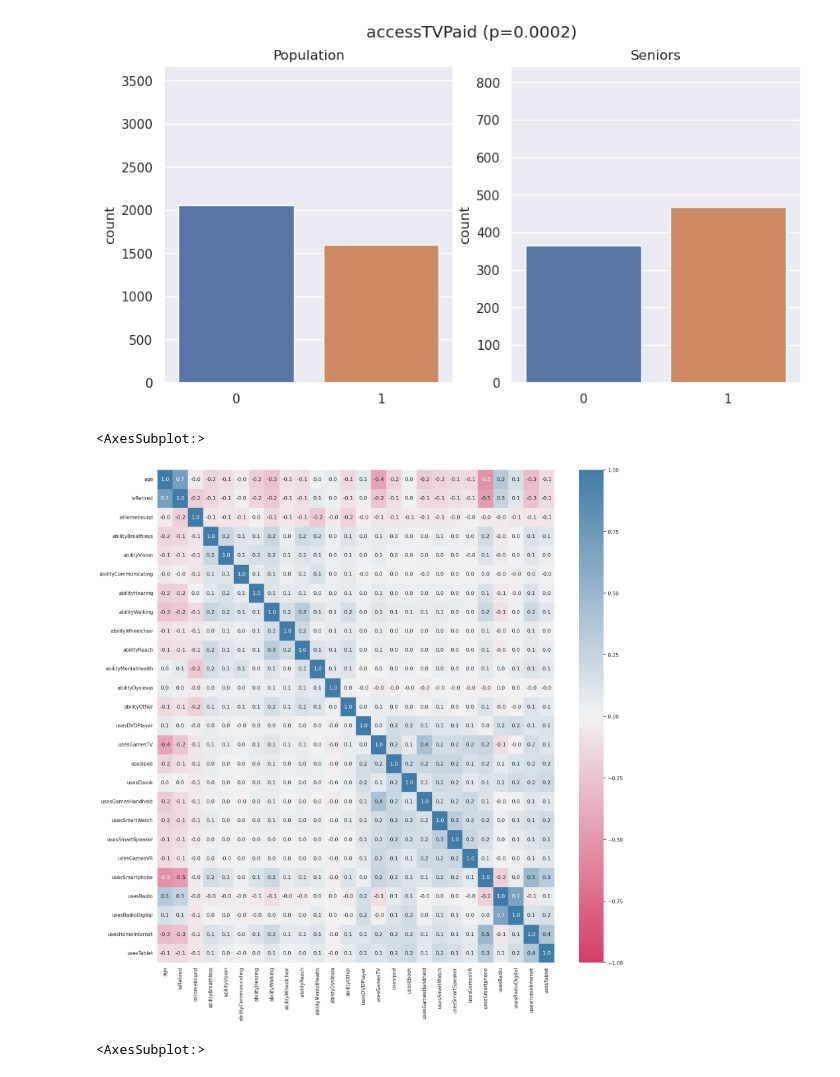
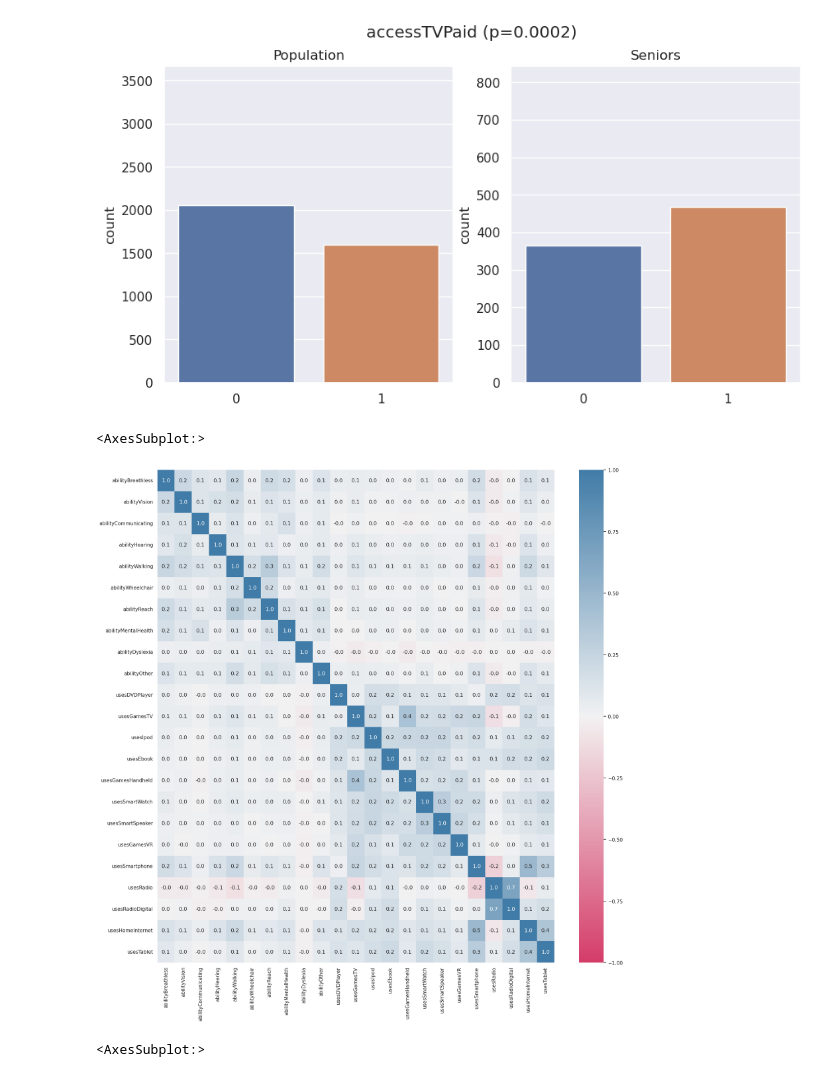
Before and after one commit to TheFirstQuestion/Technology-Tracker, a Jupyter notebook: main.ipynb, the cells around one changed output. Cells and saved outputs as stored; diff of their text form; code cells hidden in the pictures.

```diff
--- a/main.ipynb
+++ b/main.ipynb
@@ -42,7 +40,7 @@ df['nationalityBritish'] = np.where(df['QZ10'] == "British", 1, 0)
 df['nationalityIrish'] = np.where(df['QZ10'] == "Irish", 1, 0)
 df['nationalityOther'] = np.where(df['QZ10'] == "Other", 1, 0)
 nationalities = ["nationalityEnglish", "nationalityScottish", "nationalityWelsh", "nationalityNorthIrish", "nationalityBritish", "nationalityIrish", "nationalityOther"]
-# TODO: compare model w/o race and model w/ race
+
 df['raceWhite'] = np.where(df['QZ2XG'] == "TOTAL WHITE", 1, 0)
 df['raceMixedWhiteBlackCaribbean'] = np.where(df['QZ2XH'] != "Not", 0, 1)
 df['raceMixedWhiteBlackAfrican'] = np.where(df['QZ2XI'] != "Not", 0, 1)
@@ -137,6 +135,13 @@ df['usesTablet'] = np.where(df['QE36'] == "Yes", 1, 0)
 usageOutputColumns = ["usesDVDPlayer", "usesGamesTV", "usesIpod", "usesEbook", "usesGamesHandheld", "usesSmartWatch", "usesSmartSpeaker", "usesGamesVR",  "usesSmartphone", "usesRadio", "usesRadioDigital", "usesHomeInternet", "usesTablet"]
 # "usesMobile",
 
+# Dummy variable: sum of people in house + kids in house (higher = more younger people)
+householdCount = []
+for i, row in df.iterrows():
+  householdCount.append(row["householdSize"] + row["numChildrenInHousehold"])
+df["householdComposition"] = householdCount
+
+
 # Convert to proper data types
 df["age"] = pd.to_numeric(df["age"])
 df["numChildrenInHousehold"] = pd.to_numeric(df["numChildrenInHousehold"])
@@ -240,20 +245,20 @@ for col in accessOutputColumns:
 indCols = ["age", "isRetired", "isHomebound", "numChildrenInHousehold", "householdSize", "isFemale", "isRural", "income", "class", *nationalities, *abilities, *races]
 X = df.loc[:, indCols]
 # %%
-# Correlation Matrix (ability)
-rnCols = ["age", "isRetired", "isHomebound", *abilities]
+# Correlation Matrix (seniors x ability) -- Figure 1
+rnCols = [*abilities]
 
 # calculate the correlation matrix
-corr = df.corr(numeric_only=True).loc[[*rnCols, *usageOutputColumns], [*rnCols, *usageOutputColumns]]
+corr = seniorsDF.corr(numeric_only=True).loc[[*rnCols, *usageOutputColumns], [*rnCols, *usageOutputColumns]]
 
 # define figure size
 sns.set(rc={"figure.figsize":(20, 20)})
 
 # plot the heatmap
 sns.heatmap(corr, xticklabels=corr.columns, yticklabels=corr.columns, annot=True, fmt='.1f', vmin=-1, vmax=1, cmap=(sns.diverging_palette(0,240, as_cmap=True)))
 # %% [output]
 <AxesSubplot:>
-[figure, old version]
+[figure, new version]
 # %%
 # Correlation Matrix (race + nationality columns)
 rnCols = [*races, *nationalities]
```
Also changed, not shown: parts of 10 cells of this notebook, 5 other files.
